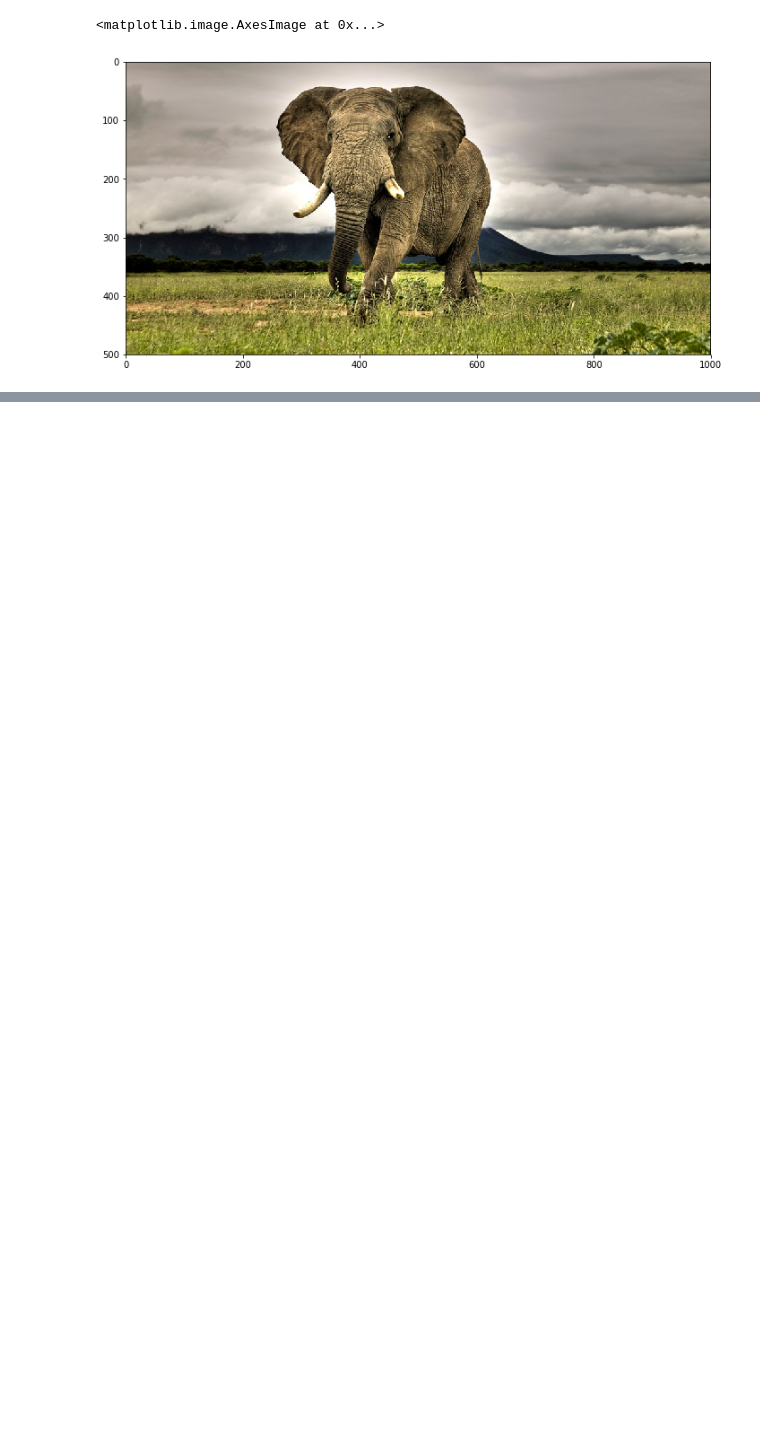
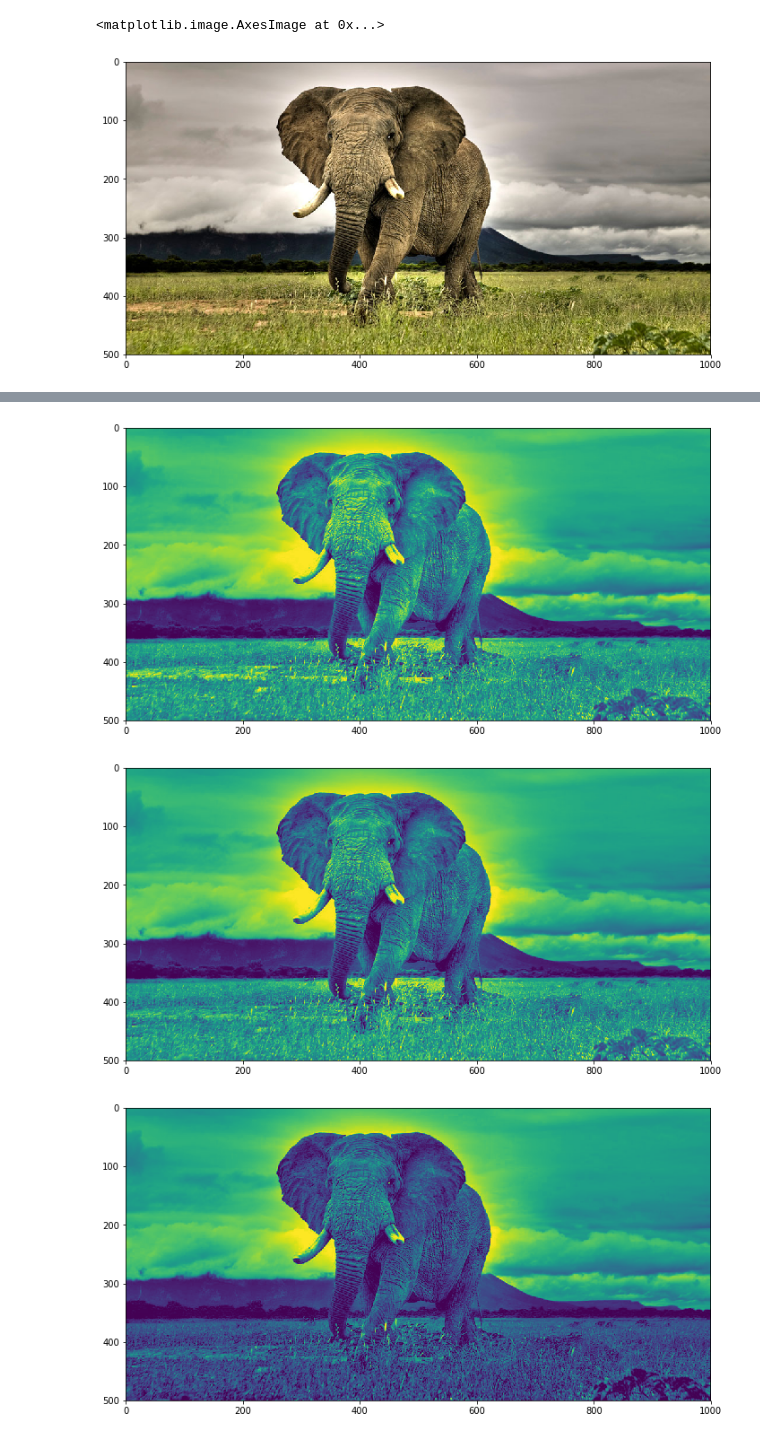
Before and after one commit to Retsediv/SVDImageCompression, a Jupyter notebook: ColoredSVDImageCompression.ipynb, the cells around one changed output, grey strips where cells are left out. Cells and saved outputs as stored; diff of their text form; code cells hidden in the pictures; blank space fills up the shorter version.

Commit message:
RGB images compression

```diff
--- a/ColoredSVDImageCompression.ipynb
+++ b/ColoredSVDImageCompression.ipynb
@@ -40,0 +30,18 @@ B = coloredImg[:, :, 2]
+# %%
+R = coloredImg[:, :, 0].copy()
+G = coloredImg[:, :, 1].copy()
+B = coloredImg[:, :, 2].copy()
+
+
+plt.figure(figsize=(12,6))
+plt.imshow(R);
+
+plt.figure(figsize=(12,6))
+plt.imshow(G);
+
+plt.figure(figsize=(12,6))
+plt.imshow(B);
+# %% [output]
+[figure, added]
+[figure, added]
+[figure, added]
```
Also changed, not shown: parts of 8 cells of this notebook.
